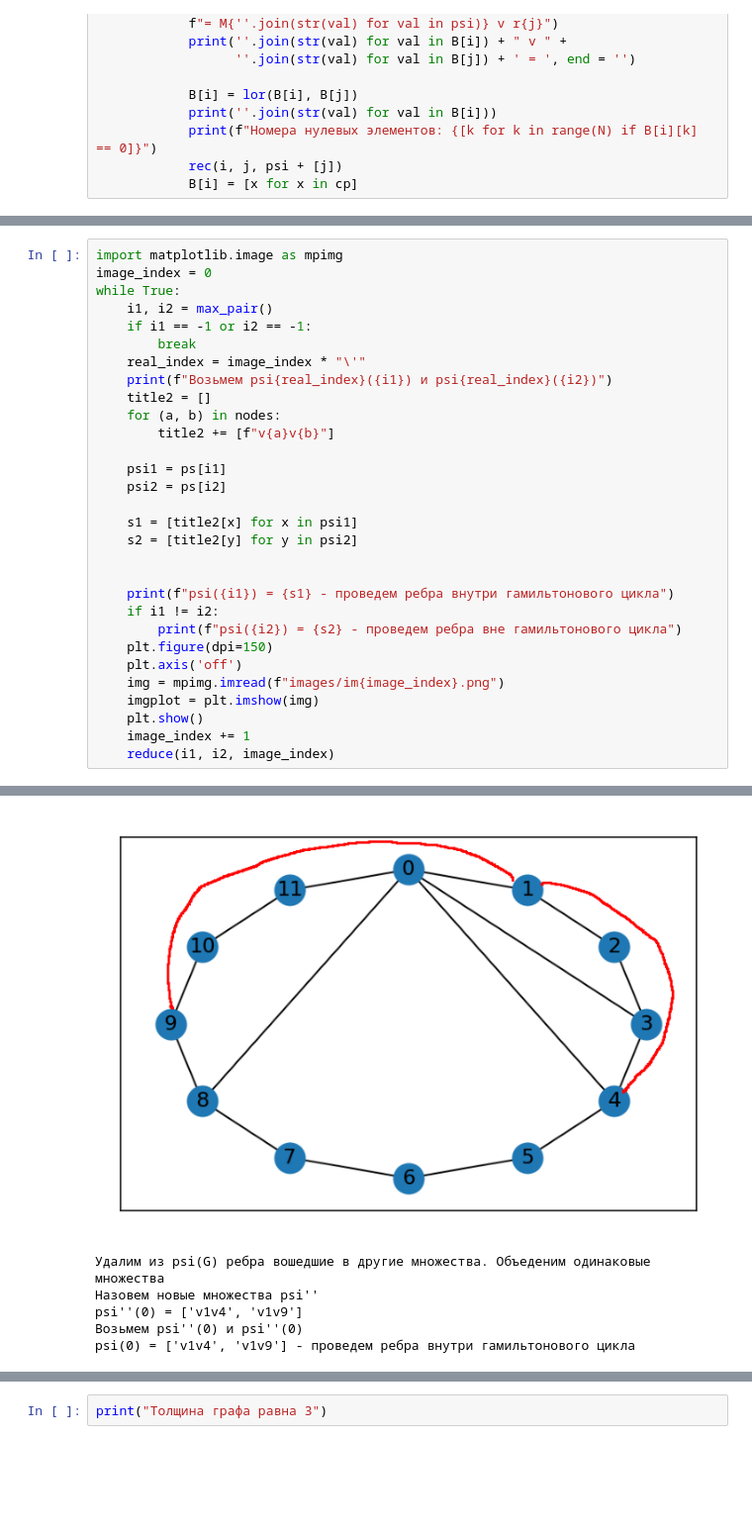
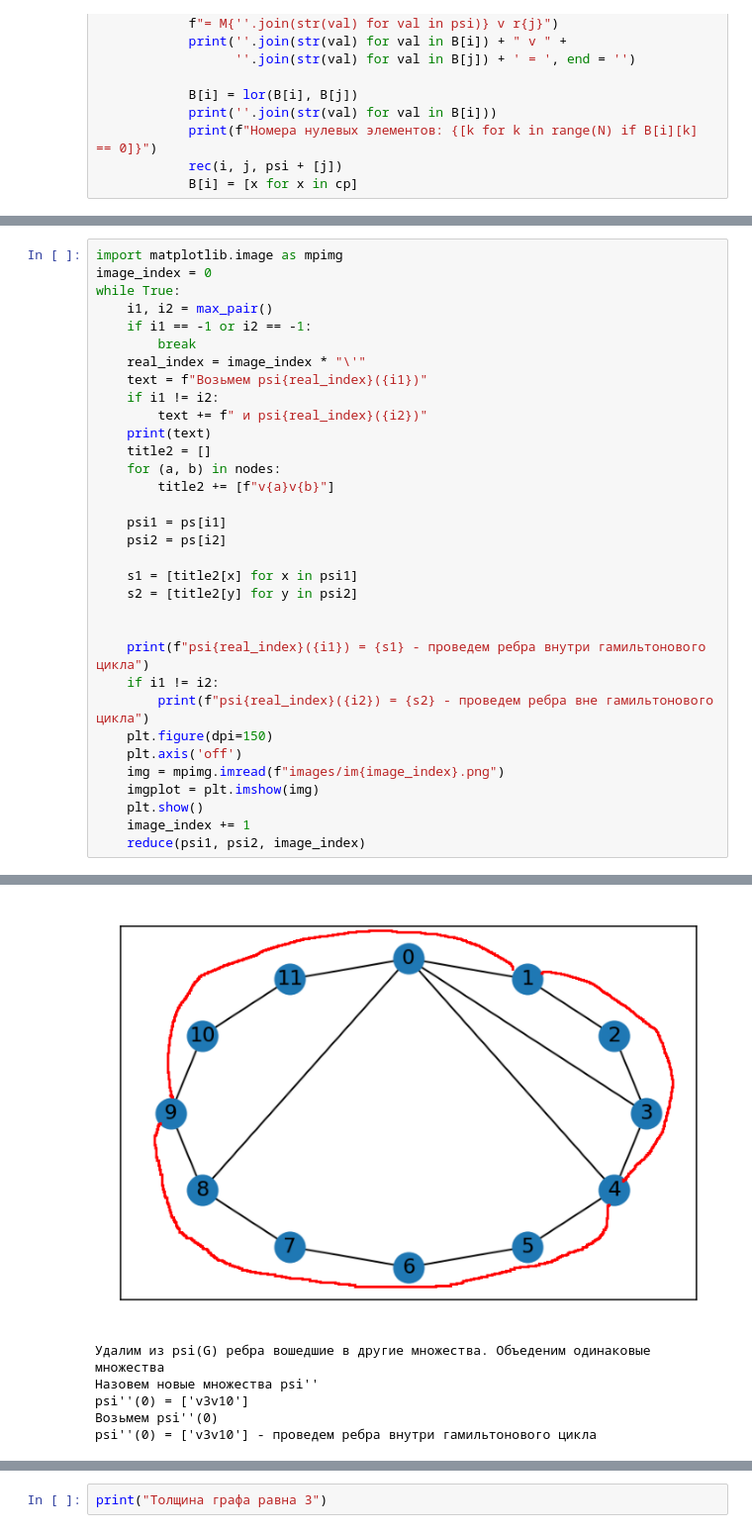
Before and after one commit to algoritmist/s2dm, a Jupyter notebook: hw4/HamiltonianCycle.ipynb, the cells around one changed output, grey strips where cells are left out. Shown at 99% size. Saved outputs shown, nothing was run; the diff lists cells and outputs as text; blank space fills up the shorter version.

```diff
--- a/hw4/HamiltonianCycle.ipynb
+++ b/hw4/HamiltonianCycle.ipynb
@@ -425,7 +417,10 @@ while True:
     if i1 == -1 or i2 == -1:
         break
     real_index = image_index * "\'"
-    print(f"Возьмем psi{real_index}({i1}) и psi{real_index}({i2})")
+    text = f"Возьмем psi{real_index}({i1})"
+    if i1 != i2:
+        text += f" и psi{real_index}({i2})"
+    print(text)
     title2 = []
     for (a, b) in nodes:
         title2 += [f"v{a}v{b}"]
@@ -437,16 +432,16 @@ while True:
     s2 = [title2[y] for y in psi2]
 
 
-    print(f"psi({i1}) = {s1} - проведем ребра внутри гамильтонового цикла")
+    print(f"psi{real_index}({i1}) = {s1} - проведем ребра внутри гамильтонового цикла")
     if i1 != i2:
-        print(f"psi({i2}) = {s2} - проведем ребра вне гамильтонового цикла")
+        print(f"psi{real_index}({i2}) = {s2} - проведем ребра вне гамильтонового цикла")
     plt.figure(dpi=150)
     plt.axis('off')
     img = mpimg.imread(f"images/im{image_index}.png")
     imgplot = plt.imshow(img)
     plt.show()
     image_index += 1
-    reduce(i1, i2, image_index)
+    reduce(psi1, psi2, image_index)
 # %% [output]
 Возьмем psi(23) и psi(47)
 psi(23) = ['v1v5', 'v1v6', 'v0v6', 'v0v10', 'v2v5', 'v6v9', 'v6v10'] - проведем ребра внутри гамильтонового цикла
@@ -468,6 +461,6 @@ psi(7) = ['v3v10', 'v4v9'] - проведем ребра вне гамильто
-[figure, old version]
+[figure, new version]
 Удалим из psi(G) ребра вошедшие в другие множества. Объеденим одинаковые множества
 Назовем новые множества psi''
-psi''(0) = ['v1v4', 'v1v9']
-Возьмем psi''(0) и psi''(0)
-psi(0) = ['v1v4', 'v1v9'] - проведем ребра внутри гамильтонового цикла
+psi''(0) = ['v3v10']
+Возьмем psi''(0)
+psi''(0) = ['v3v10'] - проведем ребра внутри гамильтонового цикла
```
Also changed, not shown: parts of 2 cells of this notebook.
